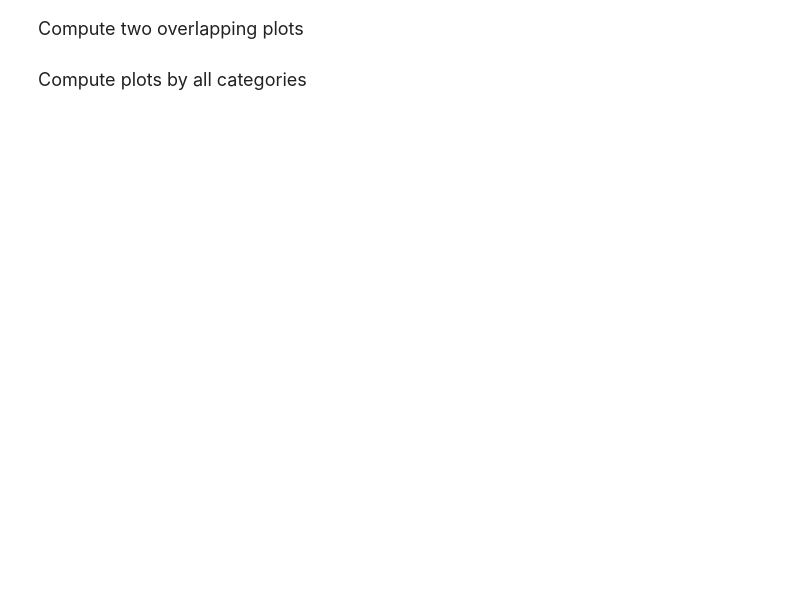
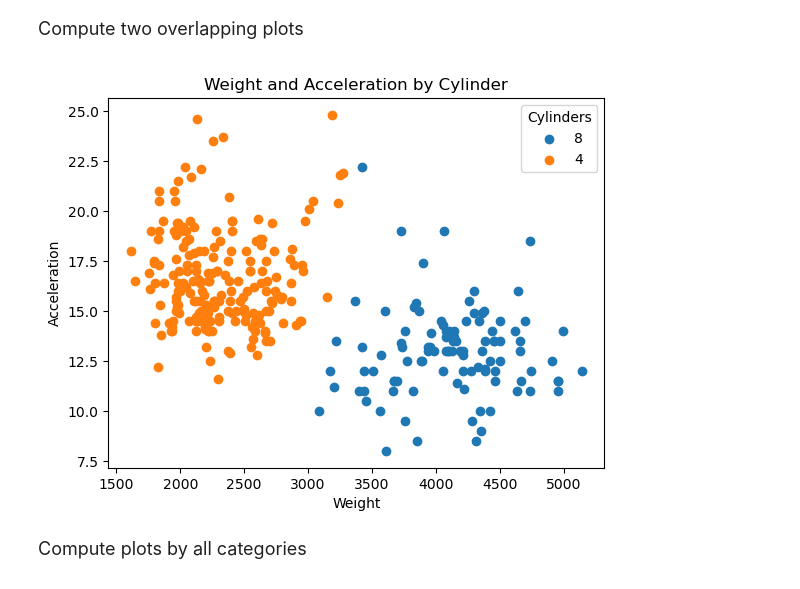
Before and after one commit to eperez-25/datasci151spring2026, a Jupyter notebook: lecture_18/lecture_18a_pandas_operations copy.ipynb, the cells around one changed output. Drawn from its saved outputs; the diff is of its cells as text; code cells hidden in the pictures; blank space fills up the shorter version.

```diff
--- a/lecture_18/lecture_18a_pandas_operations copy.ipynb
+++ b/lecture_18/lecture_18a_pandas_operations copy.ipynb
@@ -739,22 +742,25 @@ Compute two overlapping plots
 # %%
 # If we call plt.scatter() twice to display two plots
 # To display all plots simultaneously we include plt.show() at the very end.
 # The idea is that the graphs are stacked on top of each other
 
 df_8 = carfeatures.query("cylinders == 8")
 df_4 = carfeatures.query("cylinders == 4")
 
 plt.scatter(x = df_8["weight"],y = df_8["acceleration"])
 plt.scatter(x = df_4["weight"],y = df_4["acceleration"])
 plt.legend(labels = ["8","4"],
            title  = "Cylinders")
 
 plt.xlabel("Weight")
 plt.ylabel("Acceleration")
+plt.title("Weight and Acceleration by Cylinder")
 plt.show()
 
 # Note: If we put plt.show() in between the plots, then the results will
 # be shown on separate graphs instead.
+# %% [output]
+[figure, added]
 # %% [markdown]
 <font size = "4">
 
```
Also changed, not shown: parts of 3 cells of this notebook.
